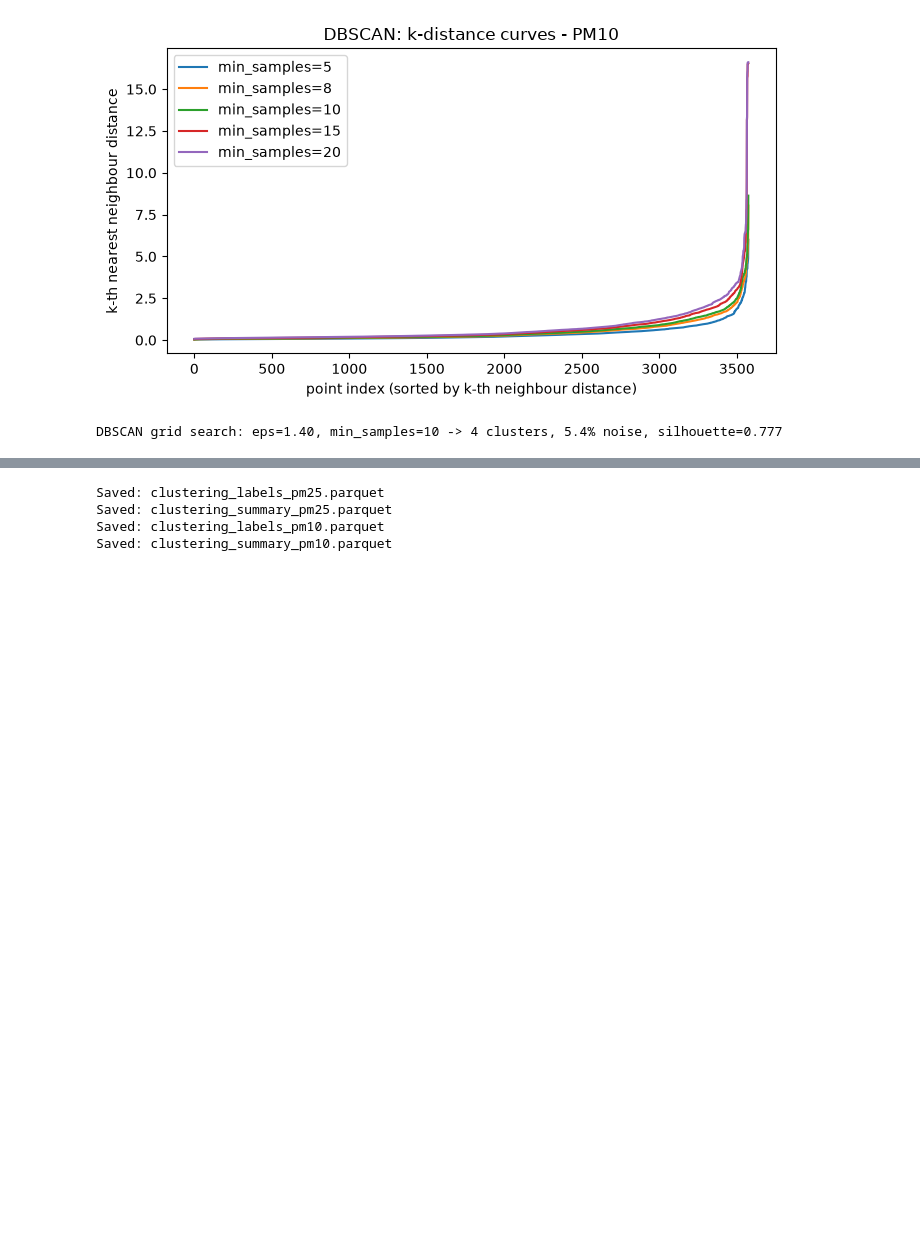
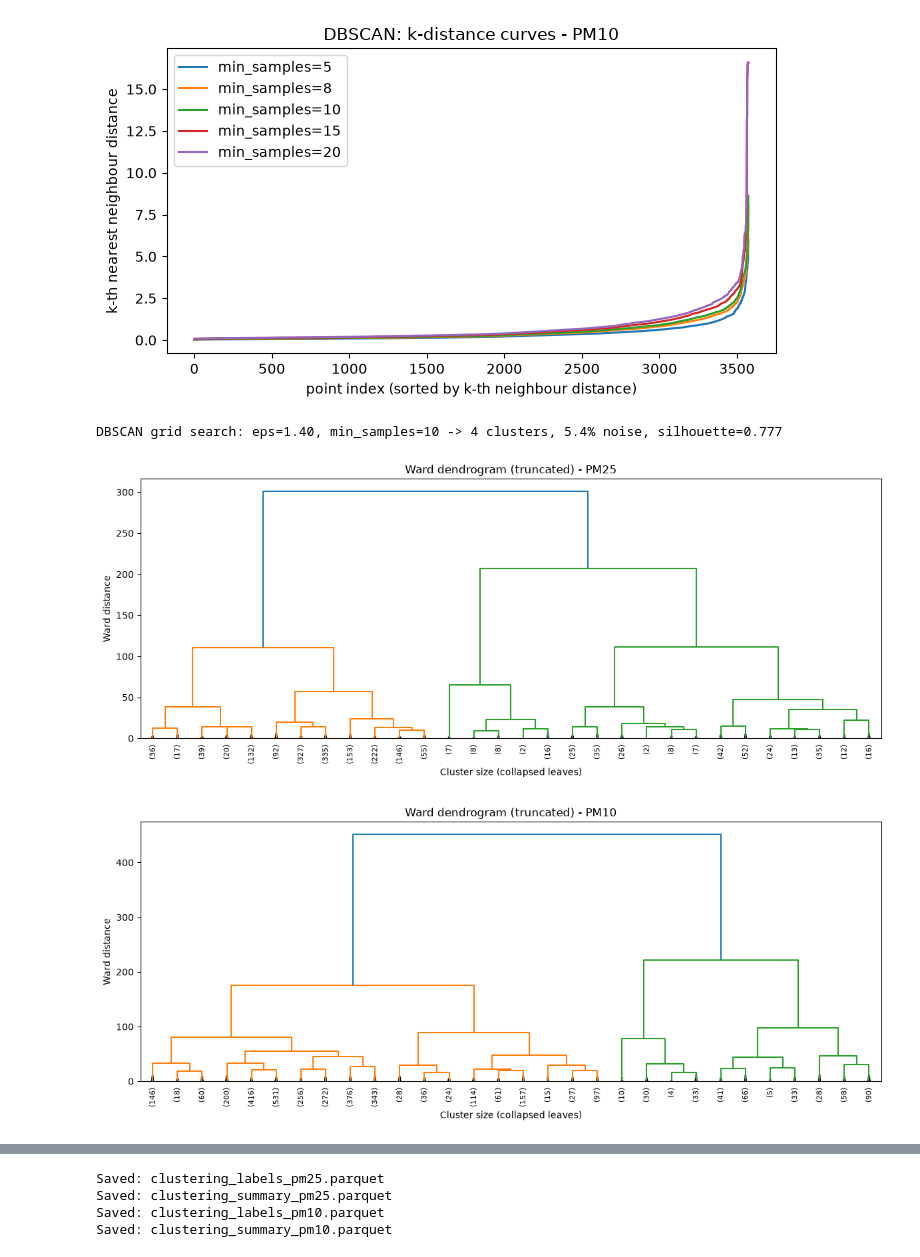
Before and after one commit to pepogogzy/air_pollution, a Jupyter notebook: notebooks/09_clustering.ipynb, the cells around one changed output, grey strips where cells are left out. Saved outputs shown, nothing was run; the diff lists cells and outputs as text; code cells hidden in the pictures; blank space fills up the shorter version.

```diff
--- a/notebooks/09_clustering.ipynb
+++ b/notebooks/09_clustering.ipynb
@@ -215,6 +217,22 @@ DBSCAN grid search: eps=1.30, min_samples=8 -> 3 clusters, 4.6% noise, silhouett
 PM10
 [figure]
 DBSCAN grid search: eps=1.40, min_samples=10 -> 4 clusters, 5.4% noise, silhouette=0.777
+# %%
+for pollutant in POLLUTANTS:
+    entry = runs[pollutant]
+    entry["hc_linkage"] = linkage(entry["X_pca"], method="ward")
+
+    plt.figure(figsize=(12, 5))
+    dendrogram(entry["hc_linkage"], truncate_mode="lastp", p=30, show_contracted=True,
+               leaf_rotation=90.0, leaf_font_size=8.0)
+    plt.title(f"Ward dendrogram (truncated) - {pollutant.upper()}")
+    plt.xlabel("Cluster size (collapsed leaves)")
+    plt.ylabel("Ward distance")
+    plt.tight_layout()
+    plt.show()
+# %% [output]
+[figure, added]
+[figure, added]
 # %%
 for pollutant in POLLUTANTS:
     entry = runs[pollutant]
```
Also changed, not shown: parts of 4 cells of this notebook, 4 other files.
